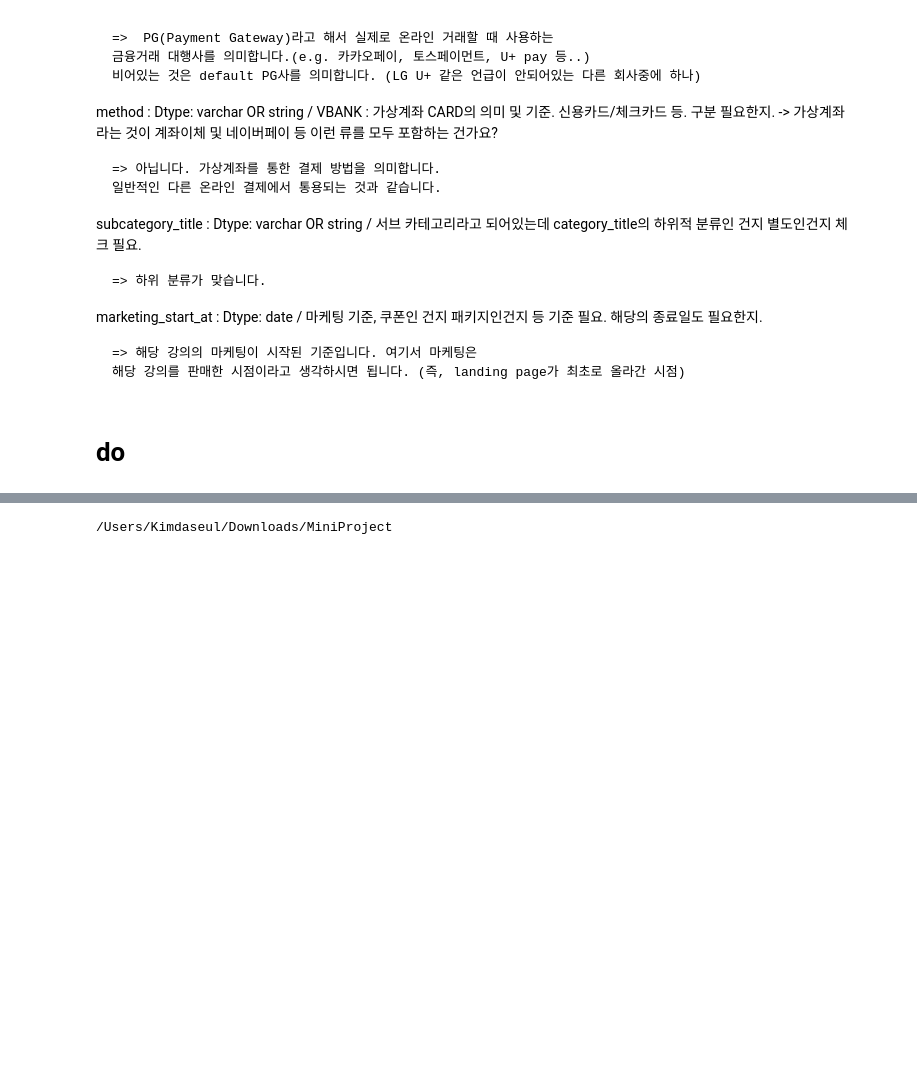
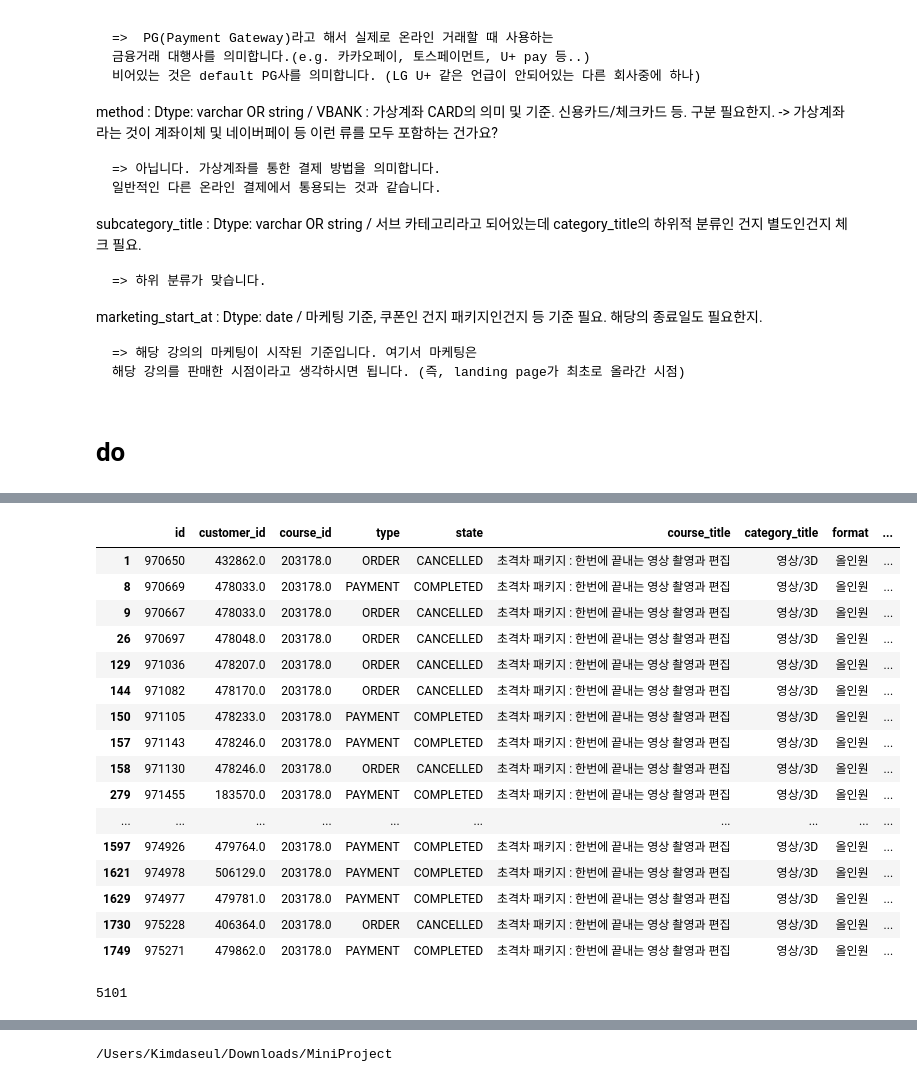
Before and after one commit to archiveJM/fizzbuzz-team, a Jupyter notebook: LJH/mini_project_customer_LJH.ipynb, the cells around one changed output, grey strips where cells are left out. Cells and saved outputs as stored; diff of their text form; code cells hidden in the pictures; blank space fills up the shorter version.

```diff
--- a/LJH/mini_project_customer_LJH.ipynb
+++ b/LJH/mini_project_customer_LJH.ipynb
@@ -337,0 +324,3 @@ marketing_start_at : Dtype: date / 마케팅 기준, 쿠폰인 건지 패키지
+# %%
+# !pip install openpyxl
+df_o = pd.read_excel("./데이터분석프로젝트_rawdata.xlsx")
@@ -337,0 +438,31 @@ marketing_start_at : Dtype: date / 마케팅 기준, 쿠폰인 건지 패키지
+# %%
+df_o.loc[df_o.course_id == 203178.0].head(50)
+# course_id 존재할 때, course_title을 대표하는 값으로 봐도 되겠네. [동일]
+# %% [output]
+|  | id | customer_id | course_id | type | state | course_title | category_title | format | ... |
+| 1 | 970650 | 432862.0 | 203178.0 | ORDER | CANCELLED | 초격차 패키지 : 한번에 끝내는 영상 촬영과 편집 | 영상/3D | 올인원 | ... |
+| 8 | 970669 | 478033.0 | 203178.0 | PAYMENT | COMPLETED | 초격차 패키지 : 한번에 끝내는 영상 촬영과 편집 | 영상/3D | 올인원 | ... |
+| 9 | 970667 | 478033.0 | 203178.0 | ORDER | CANCELLED | 초격차 패키지 : 한번에 끝내는 영상 촬영과 편집 | 영상/3D | 올인원 | ... |
+| 26 | 970697 | 478048.0 | 203178.0 | ORDER | CANCELLED | 초격차 패키지 : 한번에 끝내는 영상 촬영과 편집 | 영상/3D | 올인원 | ... |
+| 129 | 971036 | 478207.0 | 203178.0 | ORDER | CANCELLED | 초격차 패키지 : 한번에 끝내는 영상 촬영과 편집 | 영상/3D | 올인원 | ... |
+| 144 | 971082 | 478170.0 | 203178.0 | ORDER | CANCELLED | 초격차 패키지 : 한번에 끝내는 영상 촬영과 편집 | 영상/3D | 올인원 | ... |
+| 150 | 971105 | 478233.0 | 203178.0 | PAYMENT | COMPLETED | 초격차 패키지 : 한번에 끝내는 영상 촬영과 편집 | 영상/3D | 올인원 | ... |
+| 157 | 971143 | 478246.0 | 203178.0 | PAYMENT | COMPLETED | 초격차 패키지 : 한번에 끝내는 영상 촬영과 편집 | 영상/3D | 올인원 | ... |
+| 158 | 971130 | 478246.0 | 203178.0 | ORDER | CANCELLED | 초격차 패키지 : 한번에 끝내는 영상 촬영과 편집 | 영상/3D | 올인원 | ... |
+| 279 | 971455 | 183570.0 | 203178.0 | PAYMENT | COMPLETED | 초격차 패키지 : 한번에 끝내는 영상 촬영과 편집 | 영상/3D | 올인원 | ... |
+| ... | ... | ... | ... | ... | ... | ... | ... | ... | ... |
+| 1597 | 974926 | 479764.0 | 203178.0 | PAYMENT | COMPLETED | 초격차 패키지 : 한번에 끝내는 영상 촬영과 편집 | 영상/3D | 올인원 | ... |
+| 1621 | 974978 | 506129.0 | 203178.0 | PAYMENT | COMPLETED | 초격차 패키지 : 한번에 끝내는 영상 촬영과 편집 | 영상/3D | 올인원 | ... |
+| 1629 | 974977 | 479781.0 | 203178.0 | PAYMENT | COMPLETED | 초격차 패키지 : 한번에 끝내는 영상 촬영과 편집 | 영상/3D | 올인원 | ... |
+| 1730 | 975228 | 406364.0 | 203178.0 | ORDER | CANCELLED | 초격차 패키지 : 한번에 끝내는 영상 촬영과 편집 | 영상/3D | 올인원 | ... |
+| 1749 | 975271 | 479862.0 | 203178.0 | PAYMENT | COMPLETED | 초격차 패키지 : 한번에 끝내는 영상 촬영과 편집 | 영상/3D | 올인원 | ... |
+# %%
+'''
+2. course_id 와 course_title의 관계성을 파악해보고, 채울 수 있을지에 대한 판단 진행.
+'''
+print(df_o['course_id'].isnull().sum())
+df_course_id_isnull = df_o[df_o['course_id'].isnull()]
+# 의견 : df_course_id_isnull은 course_id가 결측된 것들로,
+# 살펴보니 프로모션 / 한정판매 등의 타이틀이 있는 데이터들이네 ?, 채우지 않고 따로 다뤄야 할 것 같다.
+# %% [output]
+5101
```
Also changed, not shown: parts of 63 cells of this notebook.
